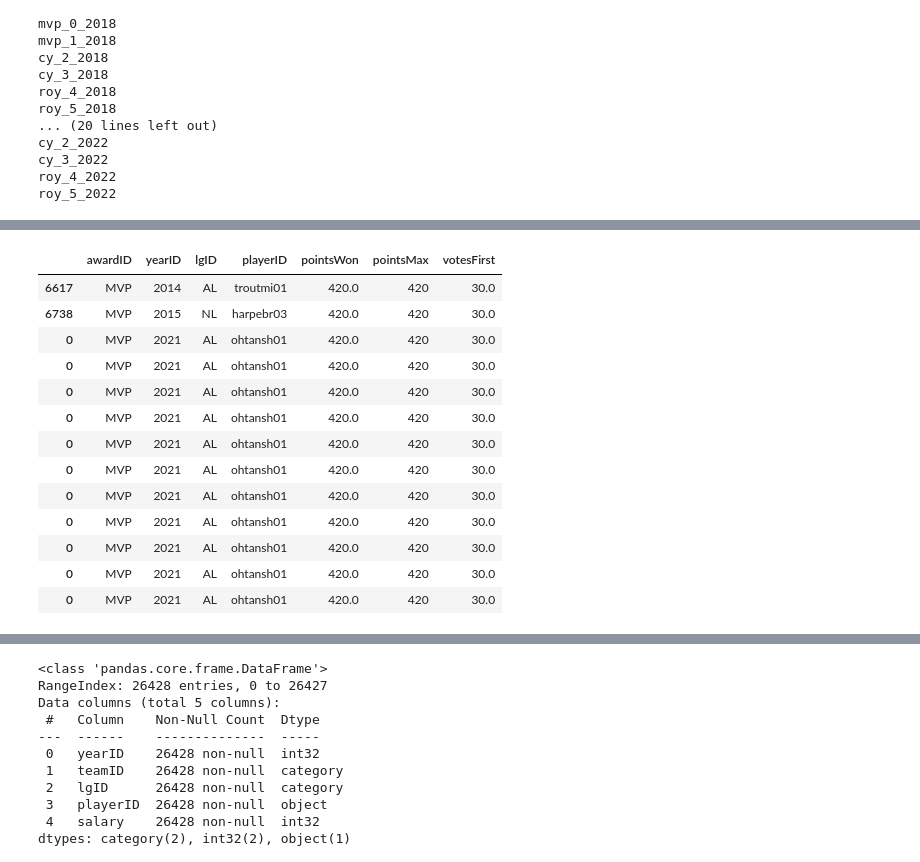
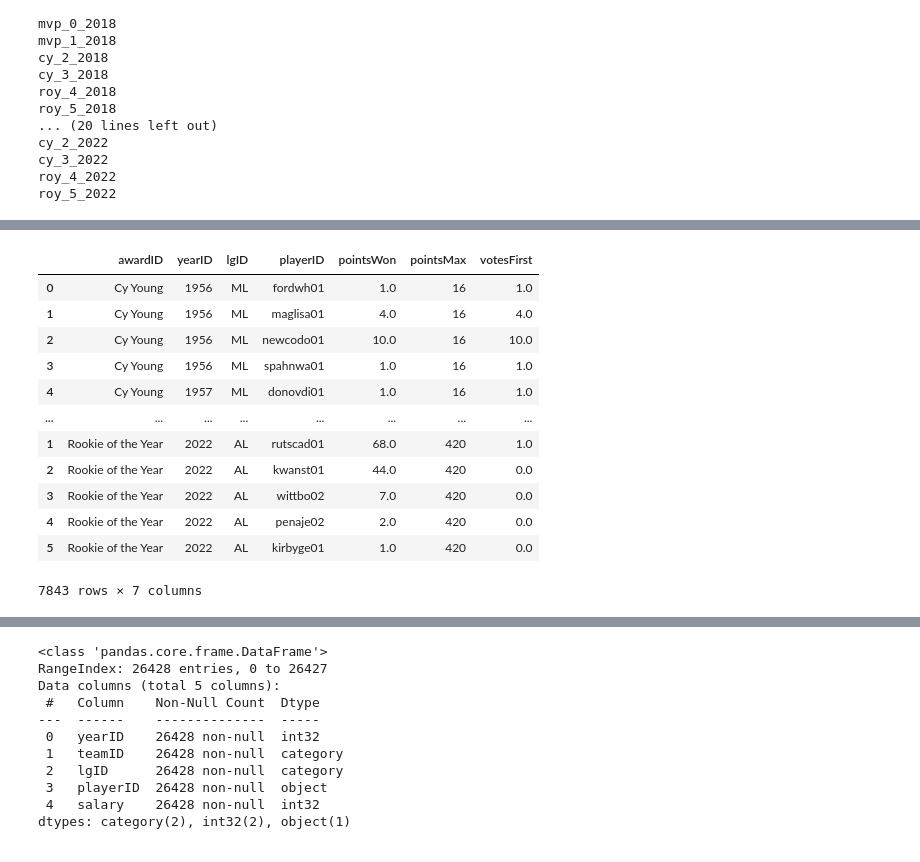
Before and after one commit to an-izq/Pitcher-HOF-Predictor, a Jupyter notebook: Pitcher-HOF-Predictor.ipynb, the cells around one changed output, grey strips where cells are left out. Drawn from its saved outputs; the diff is of its cells as text; code cells hidden in the pictures.

```diff
--- a/Pitcher-HOF-Predictor.ipynb
+++ b/Pitcher-HOF-Predictor.ipynb
@@ -656,8 +636,8 @@ combined_award_shares
 
 # And finally Concating to main AwardsSharePlayers_df
 AwardsSharePlayers_df = pd.concat([AwardsSharePlayers_df, combined_award_shares])
+AwardsSharePlayers_df[['yearID', 'pointsWon', 'votesFirst']] = AwardsSharePlayers_df[['yearID', 'pointsWon', 'votesFirst']].apply(pd.to_numeric)
 print(AwardsSharePlayers_df.dtypes)
-
-AwardsSharePlayers_df[['yearID', 'pointsWon', 'votesFirst']] = AwardsSharePlayers_df[['yearID', 'pointsWon', 'votesFirst']].apply(pd.to_numeric)
-AwardsSharePlayers_df.loc[AwardsSharePlayers_df['pointsWon'] == 420]
+len(AwardsSharePlayers_df)
+AwardsSharePlayers_df
 # %% [output]
@@ -671,15 +651,14 @@ votesFirst    object
 dtype: object
 |  | awardID | yearID | lgID | playerID | pointsWon | pointsMax | votesFirst |
-| 6617 | MVP | 2014 | AL | troutmi01 | 420.0 | 420 | 30.0 |
-| 6738 | MVP | 2015 | NL | harpebr03 | 420.0 | 420 | 30.0 |
-| 0 | MVP | 2021 | AL | ohtansh01 | 420.0 | 420 | 30.0 |
-| 0 | MVP | 2021 | AL | ohtansh01 | 420.0 | 420 | 30.0 |
-| 0 | MVP | 2021 | AL | ohtansh01 | 420.0 | 420 | 30.0 |
-| 0 | MVP | 2021 | AL | ohtansh01 | 420.0 | 420 | 30.0 |
-| 0 | MVP | 2021 | AL | ohtansh01 | 420.0 | 420 | 30.0 |
-| 0 | MVP | 2021 | AL | ohtansh01 | 420.0 | 420 | 30.0 |
-| 0 | MVP | 2021 | AL | ohtansh01 | 420.0 | 420 | 30.0 |
-| 0 | MVP | 2021 | AL | ohtansh01 | 420.0 | 420 | 30.0 |
-| 0 | MVP | 2021 | AL | ohtansh01 | 420.0 | 420 | 30.0 |
-| 0 | MVP | 2021 | AL | ohtansh01 | 420.0 | 420 | 30.0 |
-| 0 | MVP | 2021 | AL | ohtansh01 | 420.0 | 420 | 30.0 |
+| 0 | Cy Young | 1956 | ML | fordwh01 | 1.0 | 16 | 1.0 |
+| 1 | Cy Young | 1956 | ML | maglisa01 | 4.0 | 16 | 4.0 |
+| 2 | Cy Young | 1956 | ML | newcodo01 | 10.0 | 16 | 10.0 |
+| 3 | Cy Young | 1956 | ML | spahnwa01 | 1.0 | 16 | 1.0 |
+| 4 | Cy Young | 1957 | ML | donovdi01 | 1.0 | 16 | 1.0 |
+| ... | ... | ... | ... | ... | ... | ... | ... |
+| 1 | Rookie of the Year | 2022 | AL | rutscad01 | 68.0 | 420 | 1.0 |
+| 2 | Rookie of the Year | 2022 | AL | kwanst01 | 44.0 | 420 | 0.0 |
+| 3 | Rookie of the Year | 2022 | AL | wittbo02 | 7.0 | 420 | 0.0 |
+| 4 | Rookie of the Year | 2022 | AL | penaje02 | 2.0 | 420 | 0.0 |
+| 5 | Rookie of the Year | 2022 | AL | kirbyge01 | 1.0 | 420 | 0.0 |
+7843 rows × 7 columns
```
Also changed, not shown: parts of 18 cells of this notebook.
